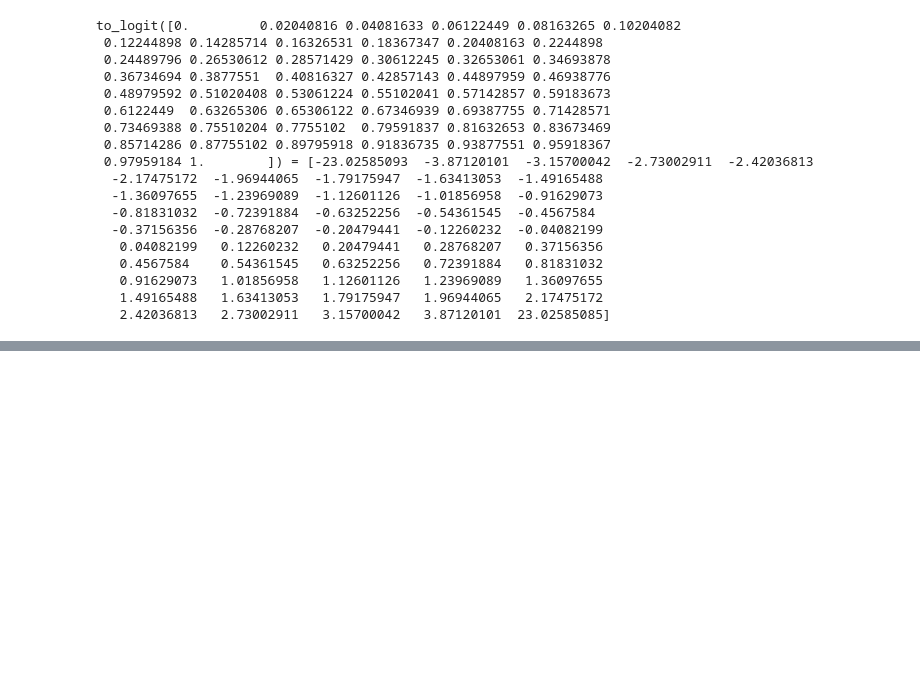
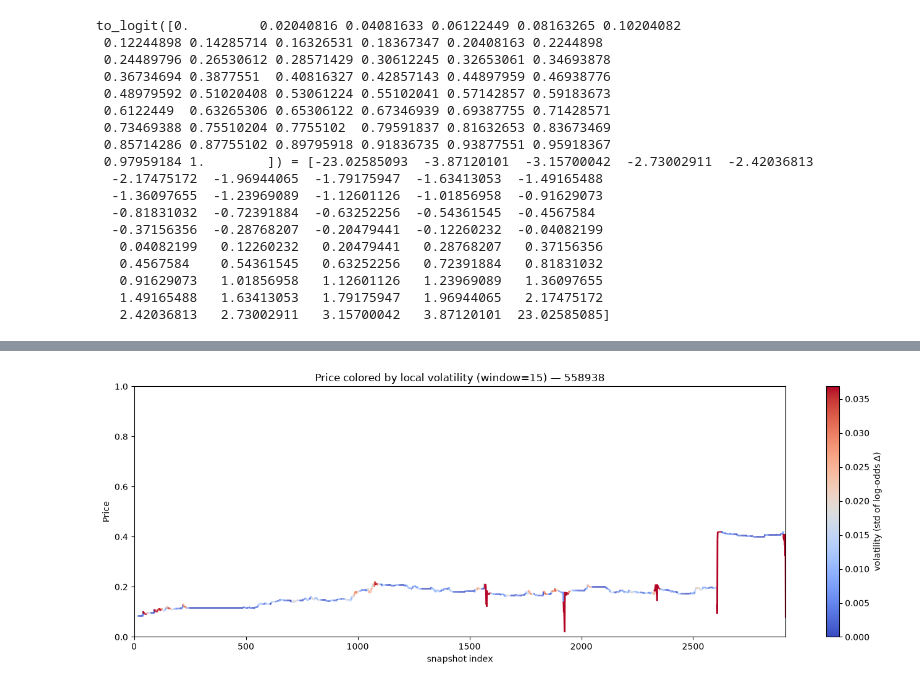
Before and after one commit to BenRodriguez1029/PredictionMarket, a Jupyter notebook: notebooks/m3.ipynb, the cells around one changed output, grey strips where cells are left out. Saved outputs shown, nothing was run; the diff lists cells and outputs as text; code cells hidden in the pictures; blank space fills up the shorter version.

```diff
--- a/notebooks/m3.ipynb
+++ b/notebooks/m3.ipynb
@@ -207,0 +231,4 @@ for mid in ids[:10]:
+# %%
+plot_volatility_colored(one)
+# %% [output]
+[figure, added]
```
Also changed, not shown: parts of 21 cells of this notebook, 11 other files.
